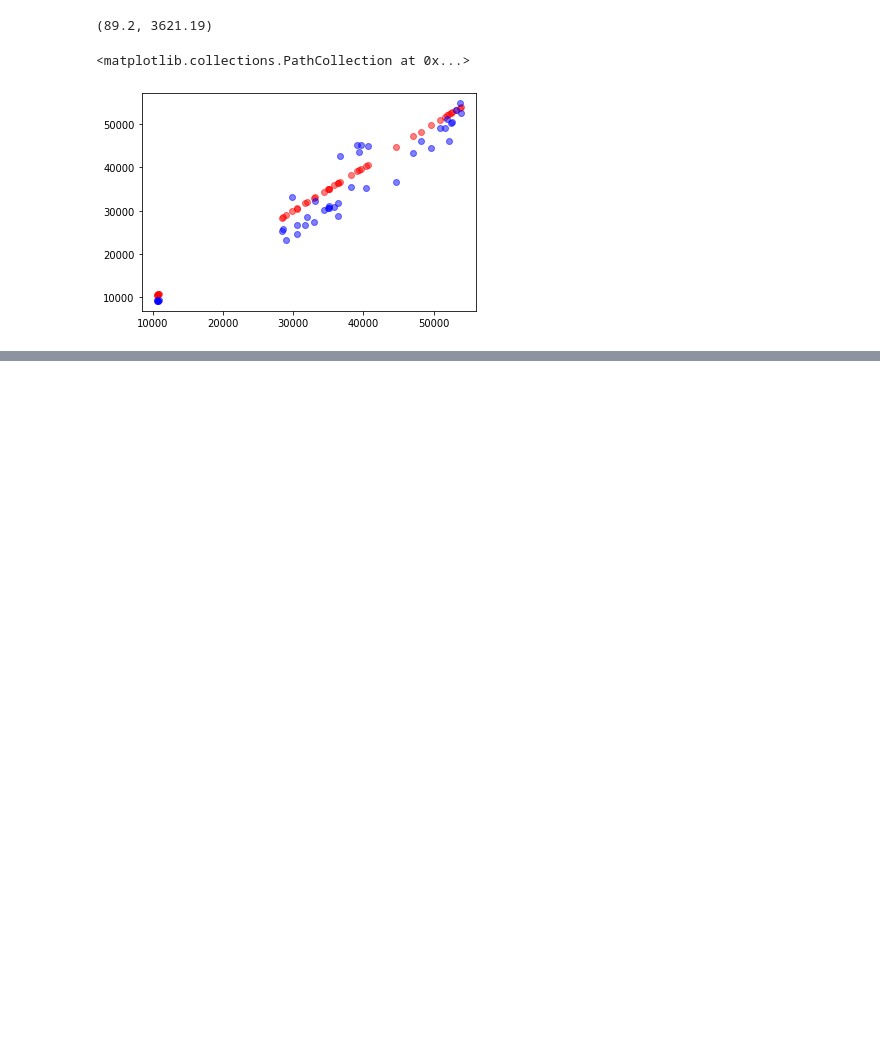
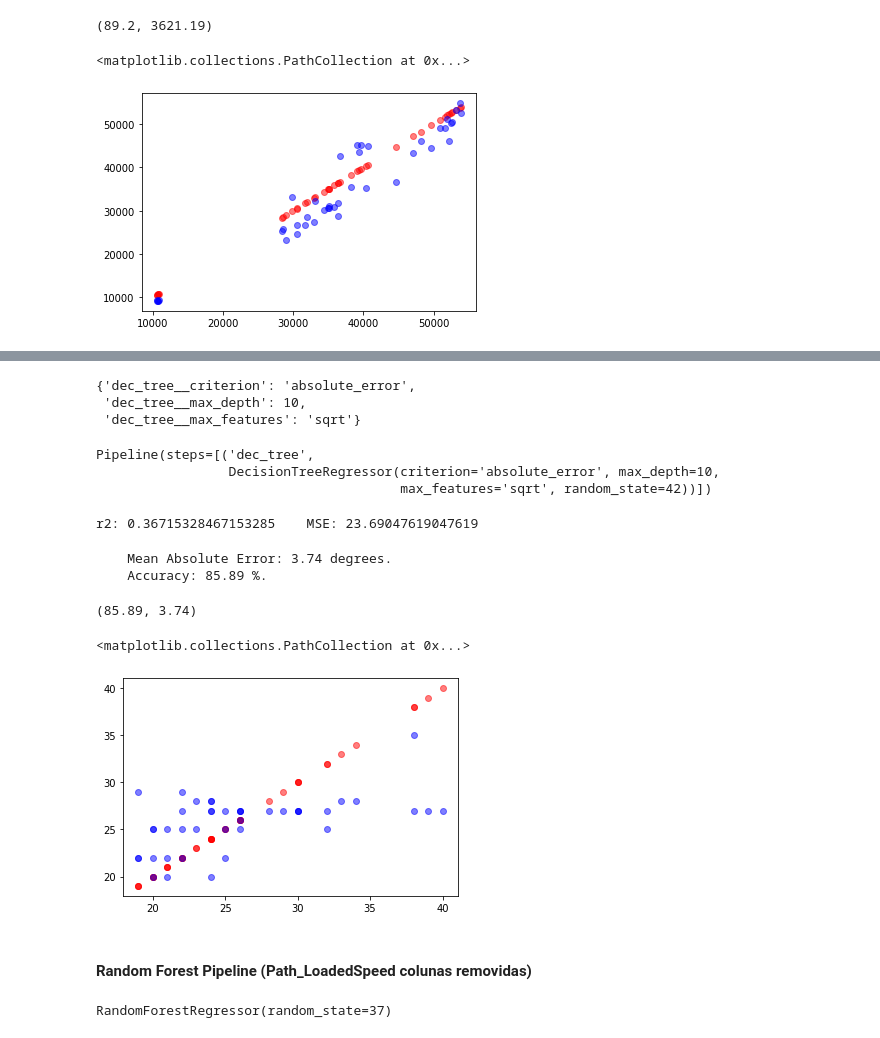
Before and after one commit to DuduSouzaVeiga/SparseData, a Jupyter notebook: SparseData.ipynb, the cells around one changed output, grey strips where cells are left out. Saved outputs shown, nothing was run; the diff lists cells and outputs as text; code cells hidden in the pictures; blank space fills up the shorter version.

```diff
--- a/SparseData.ipynb
+++ b/SparseData.ipynb
@@ -1157,0 +858,3 @@ plt.scatter(y_test, forrest_predictions, c='blue', alpha=0.5)
+# %%
+DT_regressor = DecisionTreeRegressor(random_state=42)
+DT_regressor.fit(X_train, y_train)
@@ -1157,0 +863,20 @@ plt.scatter(y_test, forrest_predictions, c='blue', alpha=0.5)
+# %%
+search_paramns = [
+    dict(dec_tree__criterion=["squared_error", "friedman_mse", "absolute_error", "poisson"],
+         dec_tree__max_depth=list(range(10,200,50)),
+            dec_tree__max_features=["auto","sqrt", "log2"])
+]
+
+pipe = Pipeline([
+    ('dec_tree', DT_regressor)
+])
+
+search = GridSearchCV(estimator=pipe,
+                     param_grid=search_paramns,
+                     cv=tscv,
+                     return_train_score=True)
+
+X_train, X_test, y_train, y_test = train_test_split(X, y, test_size=0.3, shuffle=False)
+# %%
+%%time
+search.fit(X_train, y_train)
@@ -1157,0 +895,39 @@ plt.scatter(y_test, forrest_predictions, c='blue', alpha=0.5)
+# %%
+search.best_params_
+# %% [output]
+{'dec_tree__criterion': 'absolute_error',
+ 'dec_tree__max_depth': 10,
+ 'dec_tree__max_features': 'sqrt'}
+# %%
+search.best_estimator_
+# %% [output]
+Pipeline(steps=[('dec_tree',
+                 DecisionTreeRegressor(criterion='absolute_error', max_depth=10,
+                                       max_features='sqrt', random_state=42))])
+# %%
+y_pred = search.predict(X_test)
+
+r2_score = DT_regressor.score(X_test, y_test)
+mse = mean_squared_error(y_test, y_pred)
+print(f'r2: {r2_score}    MSE: {mse}')
+# %% [output]
+r2: 0.36715328467153285    MSE: 23.69047619047619
+# %%
+print_results(y_pred, y_test)
+# %% [output]
+    Mean Absolute Error: 3.74 degrees.
+    Accuracy: 85.89 %.
+(85.89, 3.74)
+# %%
+plt.scatter(y_test, y_test, c='red', alpha=0.5)
+plt.scatter(y_test, y_pred, c='blue', alpha=0.5)
+# %% [output]
+<matplotlib.collections.PathCollection at 0x...>
+[figure, added]
+# %% [markdown]
+#### Random Forest Pipeline (Path_LoadedSpeed colunas removidas)
+# %%
+forrest_model_reg = RandomForestRegressor(random_state=37)
+forrest_model_reg.fit(X_train, y_train)
+# %% [output]
+RandomForestRegressor(random_state=37)
```
Also changed, not shown: parts of 96 cells of this notebook.
